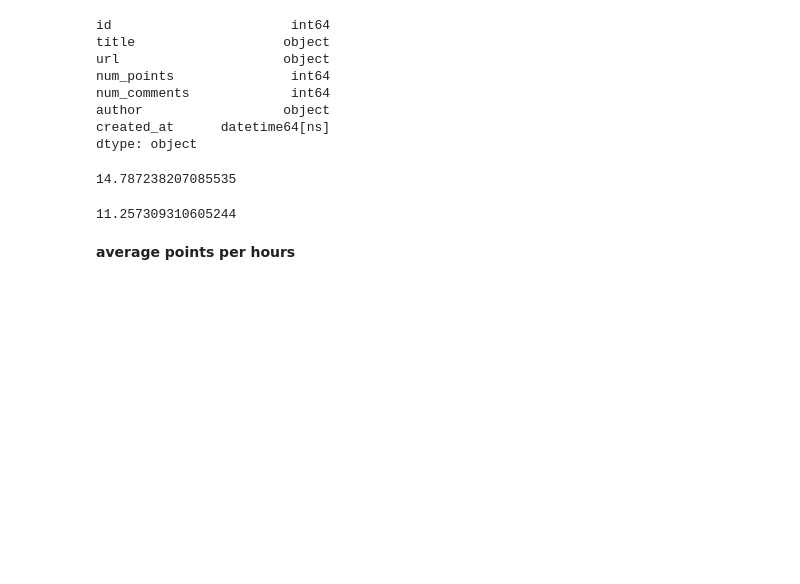
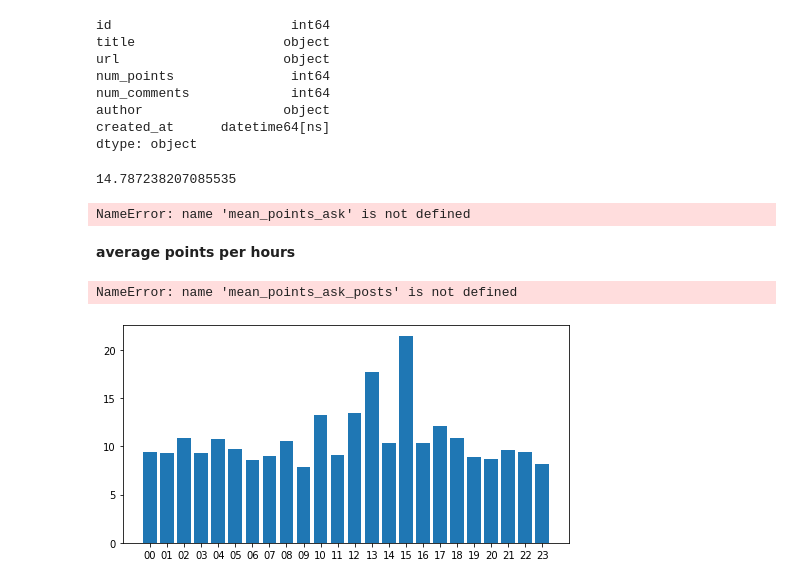
Before and after one commit to tfreyd/Reddit_post, a Jupyter notebook: Project2_hackerNewsPosts.ipynb, the cells around one changed output. Drawn from its saved outputs; the diff is of its cells as text; code cells hidden in the pictures; blank space fills up the shorter version.

```diff
--- a/Project2_hackerNewsPosts.ipynb
+++ b/Project2_hackerNewsPosts.ipynb
@@ -467,9 +474,11 @@ df_show['num_points'].mean()
 14.787238207085535
 # %%
 #compute mean points for ask HN posts
-df_ask['num_points'].mean()
+mean_points_ask
+_posts=df_ask['num_points'].mean()
+mean_points_ask_posts
 # %% [output]
-11.257309310605244
+NameError: name 'mean_points_ask' is not defined
 # %% [markdown]
 **average points per hours**
 # %%
@@ -496 +509,16 @@ ask_posts_points_per_hours=points_per_hours(df_ask)
+# %%
+#plot ask posts
+plt.figure(figsize=(8,4))
+plt.bar(ask_posts_points_per_hours.keys(),
+        ask_posts_points_per_hours.values())
+plt.axhline(mean_points_ask_posts,
+           color='darkred',
+           label='average Ask HN posts')
+plt.title('Ratio points per Ask HN posts (EST)',size=14)
+plt.xlabel('hours', size=12)
+plt.ylabel('ratio comments/posts',size=12)
+plt.legend()
+# %% [output]
+NameError: name 'mean_points_ask_posts' is not defined
+[figure, added]
 # %%
```
Also changed, not shown: parts of 9 cells of this notebook, 1 other file.
